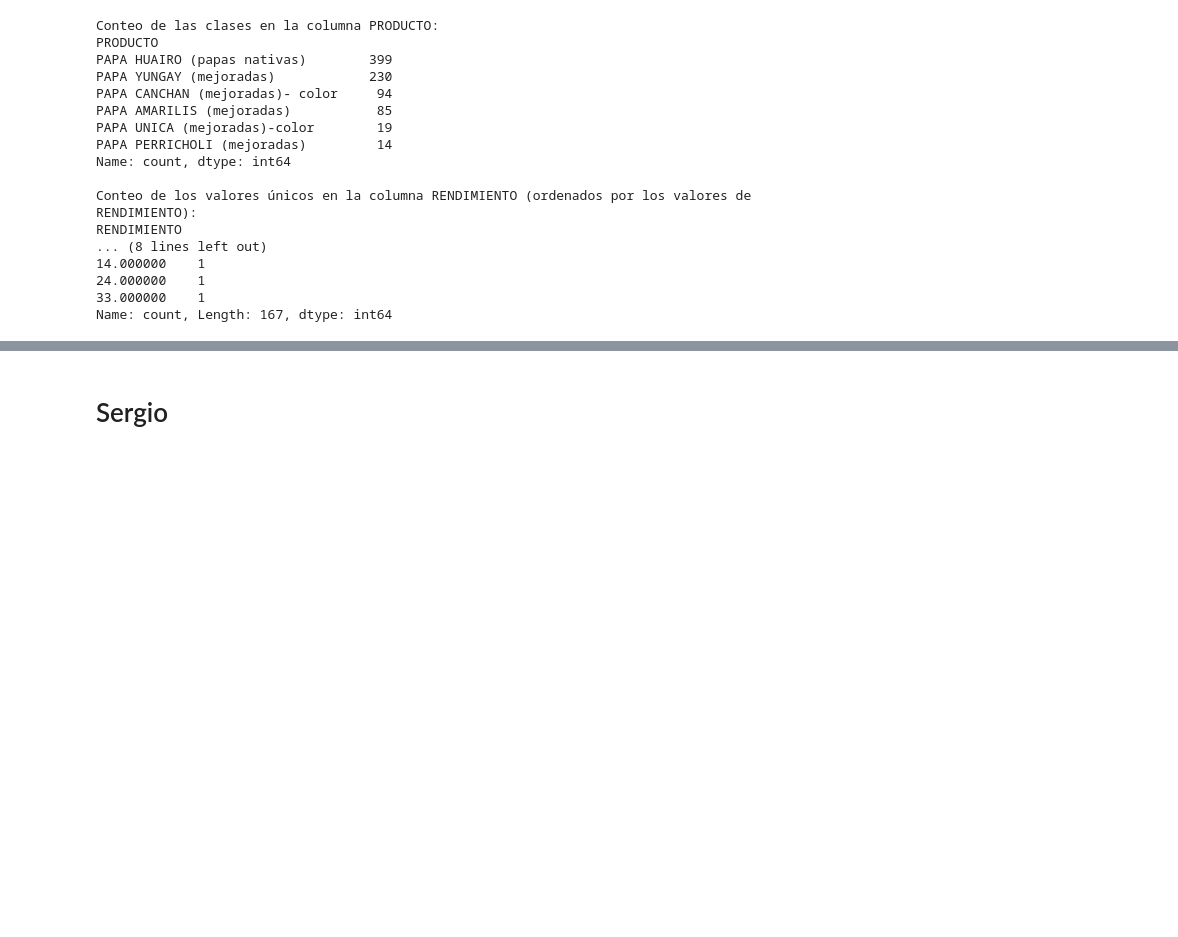
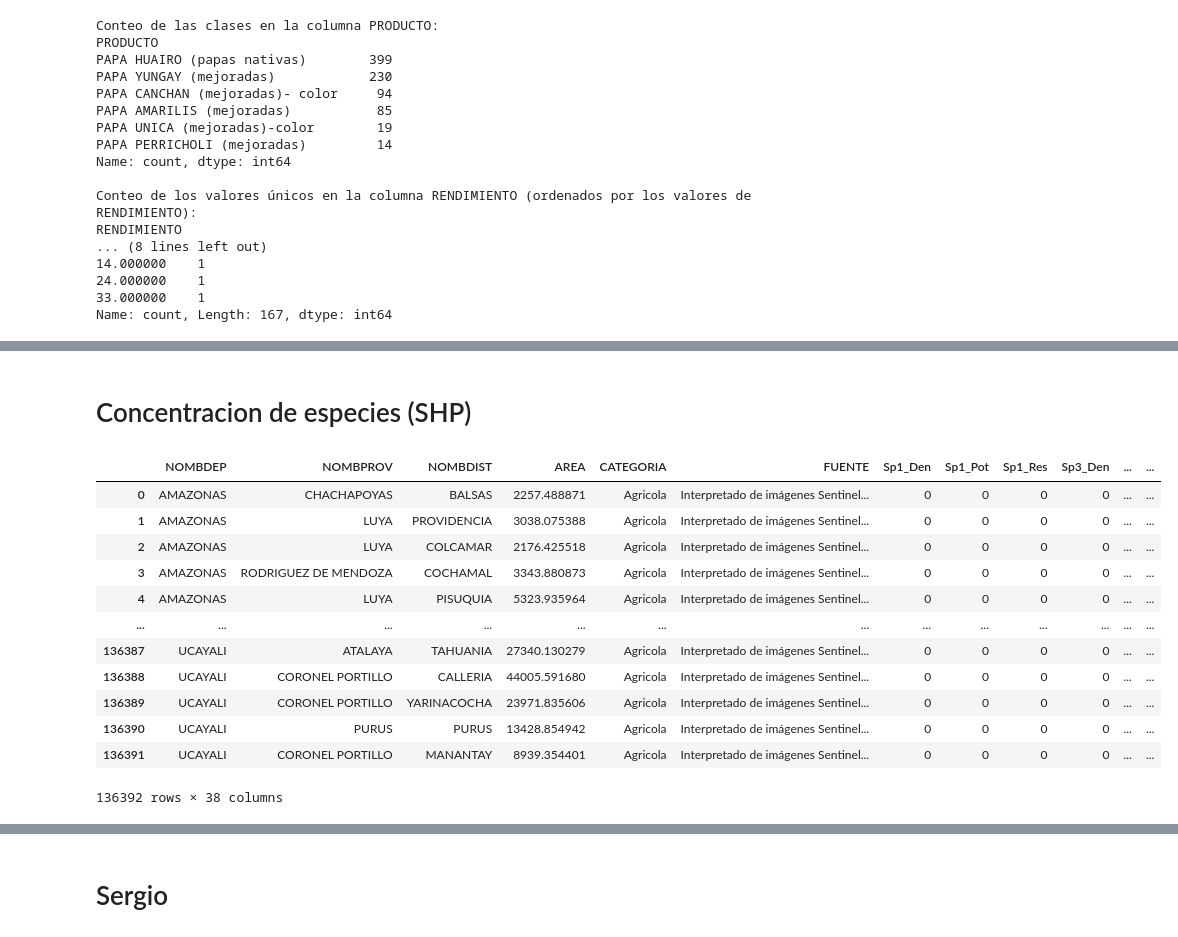
Before and after one commit to CIP-Hackaton/Arbues_CIP_notes, a Jupyter notebook: Rendimiento/Prueba.ipynb, the cells around one changed output, grey strips where cells are left out. Cells and saved outputs as stored; diff of their text form; code cells hidden in the pictures; blank space fills up the shorter version.

```diff
--- a/Rendimiento/Prueba.ipynb
+++ b/Rendimiento/Prueba.ipynb
@@ -203,0 +514,27 @@ Name: count, Length: 167, dtype: int64
+# %% [markdown]
+# Concentracion de especies (SHP)
+# %%
+# Ruta al archivo DBF
+dbf_file = '/content/sample_data/parcelas_papa.dbf'
+
+# Leer el archivo DBF y convertirlo en un DataFrame de pandas
+table = DBF(dbf_file, encoding='utf-8')  # Cambia la codificación si es necesario
+df = pd.DataFrame(iter(table))
+# Eliminar columnas irrelevantes, incluyendo "Código_de"
+columns_to_drop = ['OBJECTID_1', 'IDDPTO', 'IDPROV', 'IDDIST', 'CAT', 'COMUNIDAD_']
+df = df.drop(columns=columns_to_drop, errors='ignore')
+df
+# %% [output]
+|  | NOMBDEP | NOMBPROV | NOMBDIST | AREA | CATEGORIA | FUENTE | Sp1_Den | Sp1_Pot | Sp1_Res | Sp3_Den | ... | ... |
+| 0 | AMAZONAS | CHACHAPOYAS | BALSAS | 2257.488871 | Agricola | Interpretado de imágenes Sentinel... | 0 | 0 | 0 | 0 | ... | ... |
+| 1 | AMAZONAS | LUYA | PROVIDENCIA | 3038.075388 | Agricola | Interpretado de imágenes Sentinel... | 0 | 0 | 0 | 0 | ... | ... |
+| 2 | AMAZONAS | LUYA | COLCAMAR | 2176.425518 | Agricola | Interpretado de imágenes Sentinel... | 0 | 0 | 0 | 0 | ... | ... |
+| 3 | AMAZONAS | RODRIGUEZ DE MENDOZA | COCHAMAL | 3343.880873 | Agricola | Interpretado de imágenes Sentinel... | 0 | 0 | 0 | 0 | ... | ... |
+| 4 | AMAZONAS | LUYA | PISUQUIA | 5323.935964 | Agricola | Interpretado de imágenes Sentinel... | 0 | 0 | 0 | 0 | ... | ... |
+| ... | ... | ... | ... | ... | ... | ... | ... | ... | ... | ... | ... | ... |
+| 136387 | UCAYALI | ATALAYA | TAHUANIA | 27340.130279 | Agricola | Interpretado de imágenes Sentinel... | 0 | 0 | 0 | 0 | ... | ... |
+| 136388 | UCAYALI | CORONEL PORTILLO | CALLERIA | 44005.591680 | Agricola | Interpretado de imágenes Sentinel... | 0 | 0 | 0 | 0 | ... | ... |
+| 136389 | UCAYALI | CORONEL PORTILLO | YARINACOCHA | 23971.835606 | Agricola | Interpretado de imágenes Sentinel... | 0 | 0 | 0 | 0 | ... | ... |
+| 136390 | UCAYALI | PURUS | PURUS | 13428.854942 | Agricola | Interpretado de imágenes Sentinel... | 0 | 0 | 0 | 0 | ... | ... |
+| 136391 | UCAYALI | CORONEL PORTILLO | MANANTAY | 8939.354401 | Agricola | Interpretado de imágenes Sentinel... | 0 | 0 | 0 | 0 | ... | ... |
+136392 rows × 38 columns
```
Also changed, not shown: parts of 18 cells of this notebook, 4 other files.
